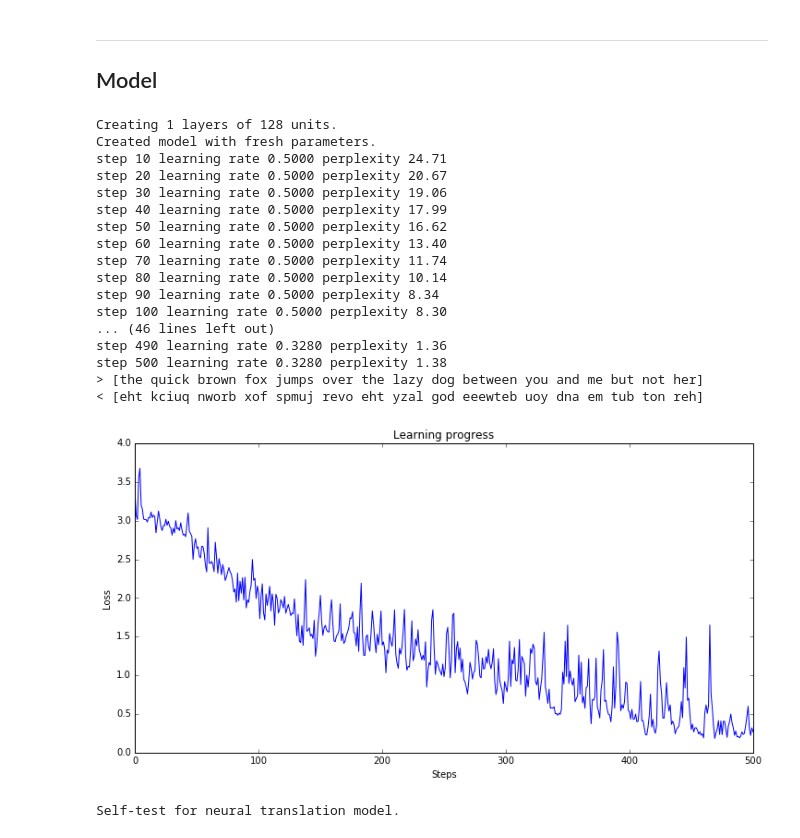
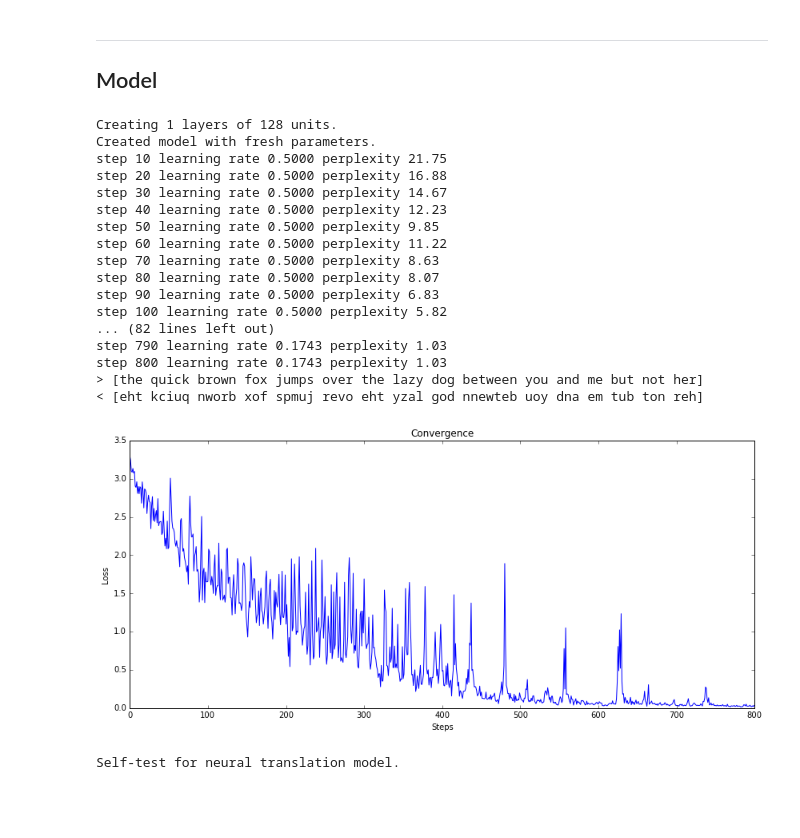
Before and after one commit to hfoffani/tensorflow-dl, a Jupyter notebook: 6_translate.ipynb, the cells around one changed output. Saved outputs shown, nothing was run; the diff lists cells and outputs as text; code cells hidden in the pictures; blank space fills up the shorter version.

Commit message:
increase steps to 800. show convergence. replace xrange with range.

```diff
--- a/6_translate.ipynb
+++ b/6_translate.ipynb
@@ -76,10 +76,10 @@ Unexpected character: ï
 a z
 # %%
 def get_batch(size):
-    encoder_inputs = [np.random.randint(1, vocabulary_size, size) for _ in xrange(batch_size)]
-    decoder_inputs = [np.zeros(size+1, dtype = np.int32) for _ in xrange(batch_size)]
-    weights = [np.ones(size+1, dtype = np.float32) for _ in xrange(batch_size)]
-    for i in xrange(batch_size):
+    encoder_inputs = [np.random.randint(1, vocabulary_size, size) for _ in range(batch_size)]
+    decoder_inputs = [np.zeros(size+1, dtype = np.int32) for _ in range(batch_size)]
+    weights = [np.ones(size+1, dtype = np.float32) for _ in range(batch_size)]
+    for i in range(batch_size):
         r = random.randint(1, size-1)
         encoder_inputs[i][r:] = 0
         # Reverse the encoder input sequence, but leave a 0 at index 0 and at least one 0 at the end.
@@ -122,10 +122,10 @@ d_i
 
 def get_validation_batch(text, size):
     words = text.split()[:batch_size]
-    encoder_inputs = [np.zeros(size, dtype = np.int32) for _ in xrange(batch_size)]
+    encoder_inputs = [np.zeros(size, dtype = np.int32) for _ in range(batch_size)]
     for i, word in enumerate(words):
         l = min(len(word), size - 1)
-        for j in xrange(l):
+        for j in range(l):
             encoder_inputs[i][j] = char2id(word[j])
     return np.transpose(encoder_inputs)
 
@@ -179,7 +179,7 @@ def evaluate_model(model, sess, val_encoder_inputs, output_size):
     val_target_weights = np.zeros((output_size+1, batch_size,), dtype = np.float32)
     val_target_weights[0,:] = 1.0
     is_finished = np.full((batch_size,), False, dtype = np.bool_)
-    for i in xrange(output_size):
+    for i in range(output_size):
         _, _, output_logits = model.step(sess,
                                          val_encoder_inputs, val_decoder_inputs, val_target_weights,
                                          bucket_id = 0, forward_only = True)
@@ -189,7 +189,7 @@ def evaluate_model(model, sess, val_encoder_inputs, output_size):
         val_target_weights[i,:] = (1.0 - is_finished) * 1.0
     return val_decoder_inputs
 # %%
-num_steps = 501
+num_steps = 801
 
 
 def train():
@@ -203,7 +203,7 @@ def train():
         loss = 0.0
         current_step = 0
         previous_losses = []
-        for _ in xrange(num_steps):
+        for _ in range(num_steps):
 
             # Get a batch and make a step.
             encoder_inputs, decoder_inputs, target_weights = get_batch(MAX_CHARS_PER_WORD)
@@ -245,32 +245,32 @@ all_losses = train()
 # %% [output]
 Creating 1 layers of 128 units.
 Created model with fresh parameters.
-step 10 learning rate 0.5000 perplexity 24.71
-step 20 learning rate 0.5000 perplexity 20.67
-step 30 learning rate 0.5000 perplexity 19.06
-step 40 learning rate 0.5000 perplexity 17.99
-step 50 learning rate 0.5000 perplexity 16.62
-step 60 learning rate 0.5000 perplexity 13.40
-step 70 learning rate 0.5000 perplexity 11.74
-step 80 learning rate 0.5000 perplexity 10.14
-step 90 learning rate 0.5000 perplexity 8.34
-step 100 learning rate 0.5000 perplexity 8.30
-... (46 lines left out)
-step 490 learning rate 0.3280 perplexity 1.36
-step 500 learning rate 0.3280 perplexity 1.38
+step 10 learning rate 0.5000 perplexity 21.75
+step 20 learning rate 0.5000 perplexity 16.88
+step 30 learning rate 0.5000 perplexity 14.67
+step 40 learning rate 0.5000 perplexity 12.23
+step 50 learning rate 0.5000 perplexity 9.85
+step 60 learning rate 0.5000 perplexity 11.22
+step 70 learning rate 0.5000 perplexity 8.63
+step 80 learning rate 0.5000 perplexity 8.07
+step 90 learning rate 0.5000 perplexity 6.83
+step 100 learning rate 0.5000 perplexity 5.82
+... (82 lines left out)
+step 790 learning rate 0.1743 perplexity 1.03
+step 800 learning rate 0.1743 perplexity 1.03
 > [the quick brown fox jumps over the lazy dog between you and me but not her]
-< [eht kciuq nworb xof spmuj revo eht yzal god eeewteb uoy dna em tub ton reh]
+< [eht kciuq nworb xof spmuj revo eht yzal god nnewteb uoy dna em tub ton reh]
 # %%
 # show chart of losses
 
-plt.figure(num=1,figsize=(12,6))
+plt.figure(num=1,figsize=(14,6))
 plt.plot(all_losses)
 plt.xlabel("Steps")
 plt.ylabel("Loss")
-plt.title("Learning progress")
+plt.title("Convergence")
 plt.show()
 # %% [output]
-[figure, old version]
+[figure, new version]
 # %%
 from tensorflow.python.framework import ops
 ops.reset_default_graph()
```
Also changed, not shown: parts of 2 cells of this notebook.
